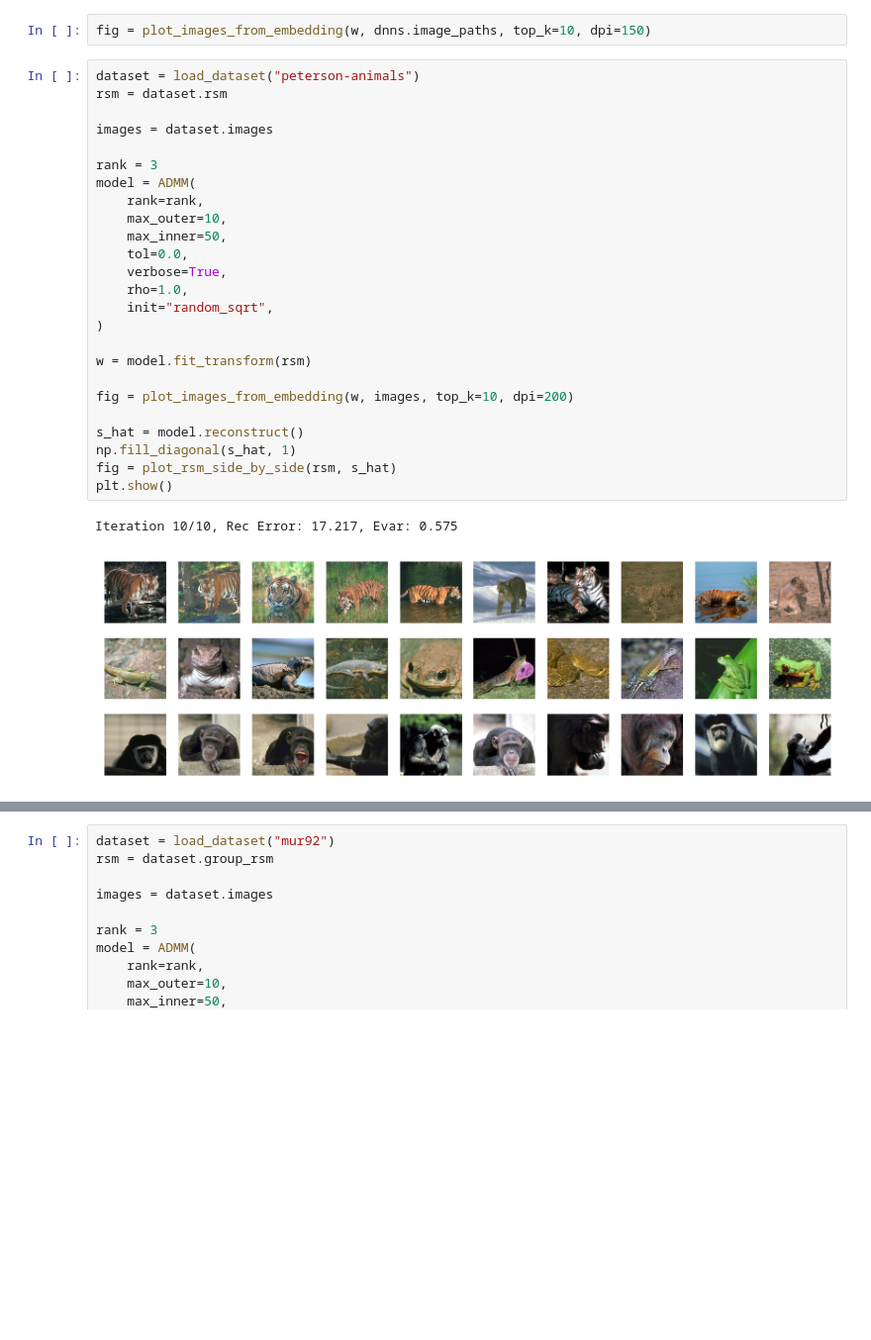
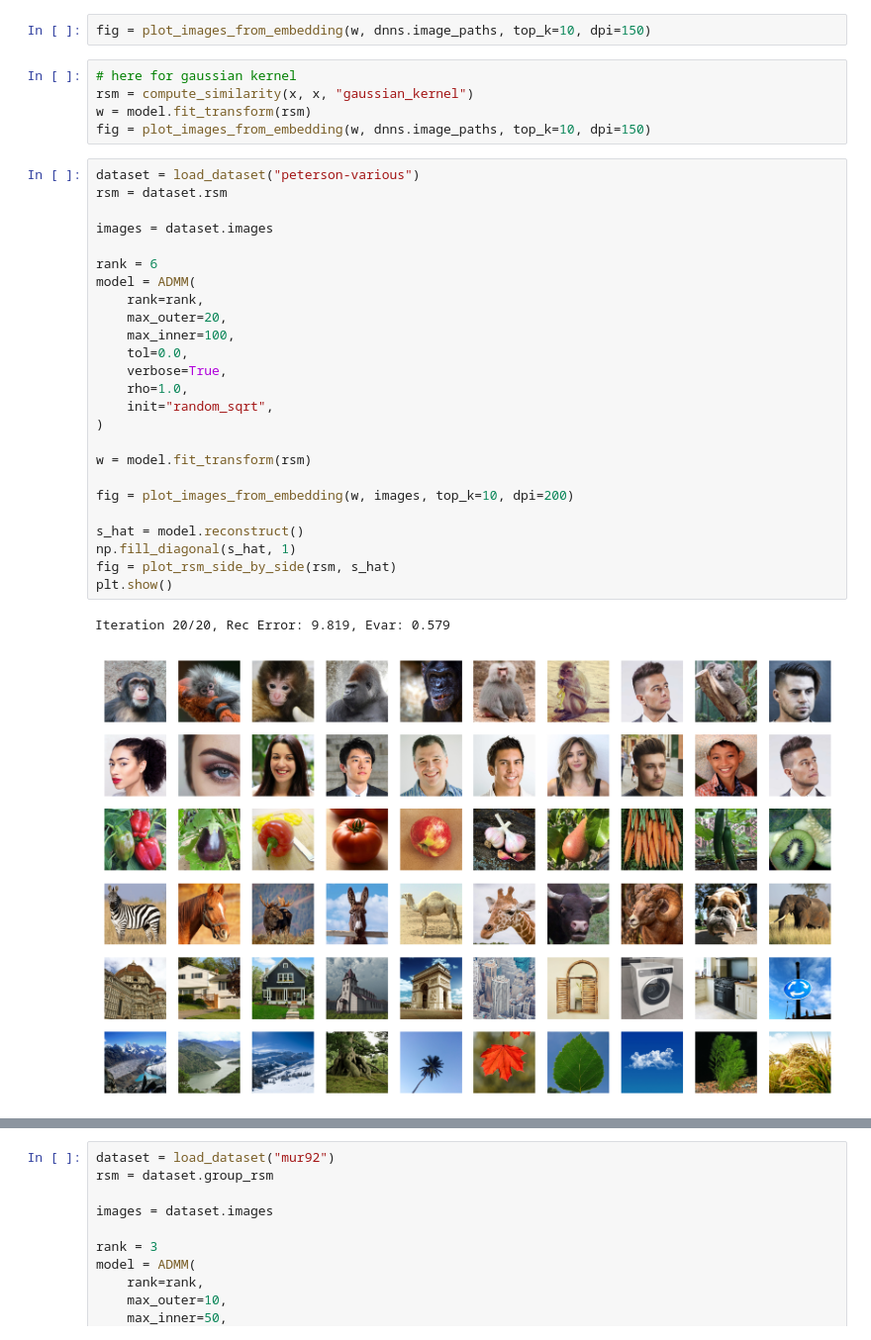
Before and after one commit to florianmahner/pysrf, a Jupyter notebook: notebooks/embeddings.ipynb, the cells around one changed output, grey strips where cells are left out. Shown at 99% size. Saved outputs shown, nothing was run; the diff lists cells and outputs as text; blank space fills up the shorter version.

```diff
--- a/notebooks/embeddings.ipynb
+++ b/notebooks/embeddings.ipynb
@@ -88,30 +90,35 @@ w = model.fit_transform(rsm)
 # %%
 fig = plot_images_from_embedding(w, dnns.image_paths, top_k=10, dpi=150)
+# %%
+# here for gaussian kernel
+rsm = compute_similarity(x, x, "gaussian_kernel")
+w = model.fit_transform(rsm)
+fig = plot_images_from_embedding(w, dnns.image_paths, top_k=10, dpi=150)
 # %%
-dataset = load_dataset("peterson-animals")
+dataset = load_dataset("peterson-various")
 rsm = dataset.rsm
 
 images = dataset.images
 
-rank = 3
+rank = 6
 model = ADMM(
     rank=rank,
-    max_outer=10,
-    max_inner=50,
+    max_outer=20,
+    max_inner=100,
     tol=0.0,
     verbose=True,
     rho=1.0,
     init="random_sqrt",
 )
 
 w = model.fit_transform(rsm)
 
 fig = plot_images_from_embedding(w, images, top_k=10, dpi=200)
 
 s_hat = model.reconstruct()
 np.fill_diagonal(s_hat, 1)
 fig = plot_rsm_side_by_side(rsm, s_hat)
 plt.show()
 # %% [output]
-Iteration 10/10, Rec Error: 17.217, Evar: 0.575
+Iteration 20/20, Rec Error: 9.819, Evar: 0.579
-[figure, old version]
+[figure, new version]
```
Also changed, not shown: parts of 2 cells of this notebook, 5 other files.
